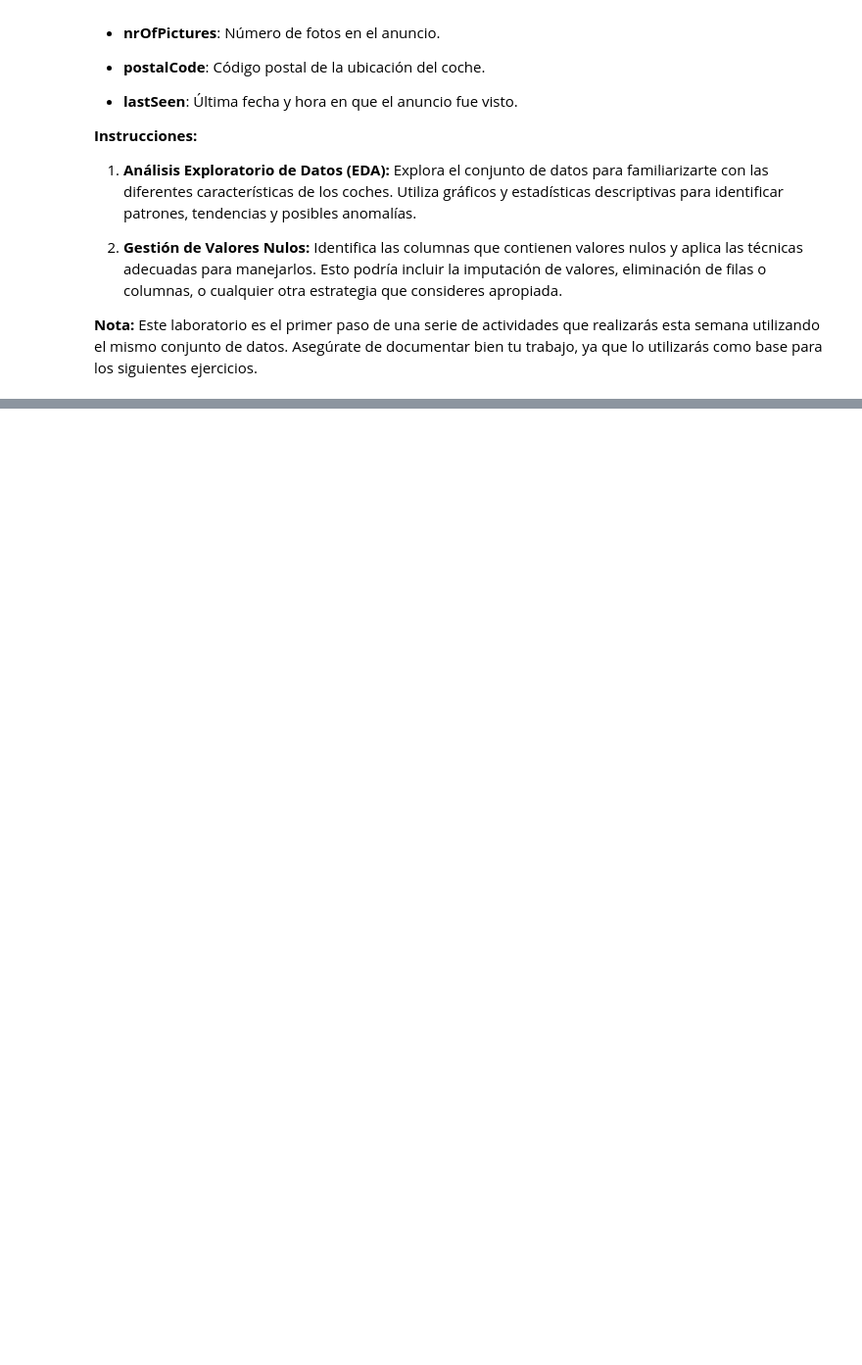
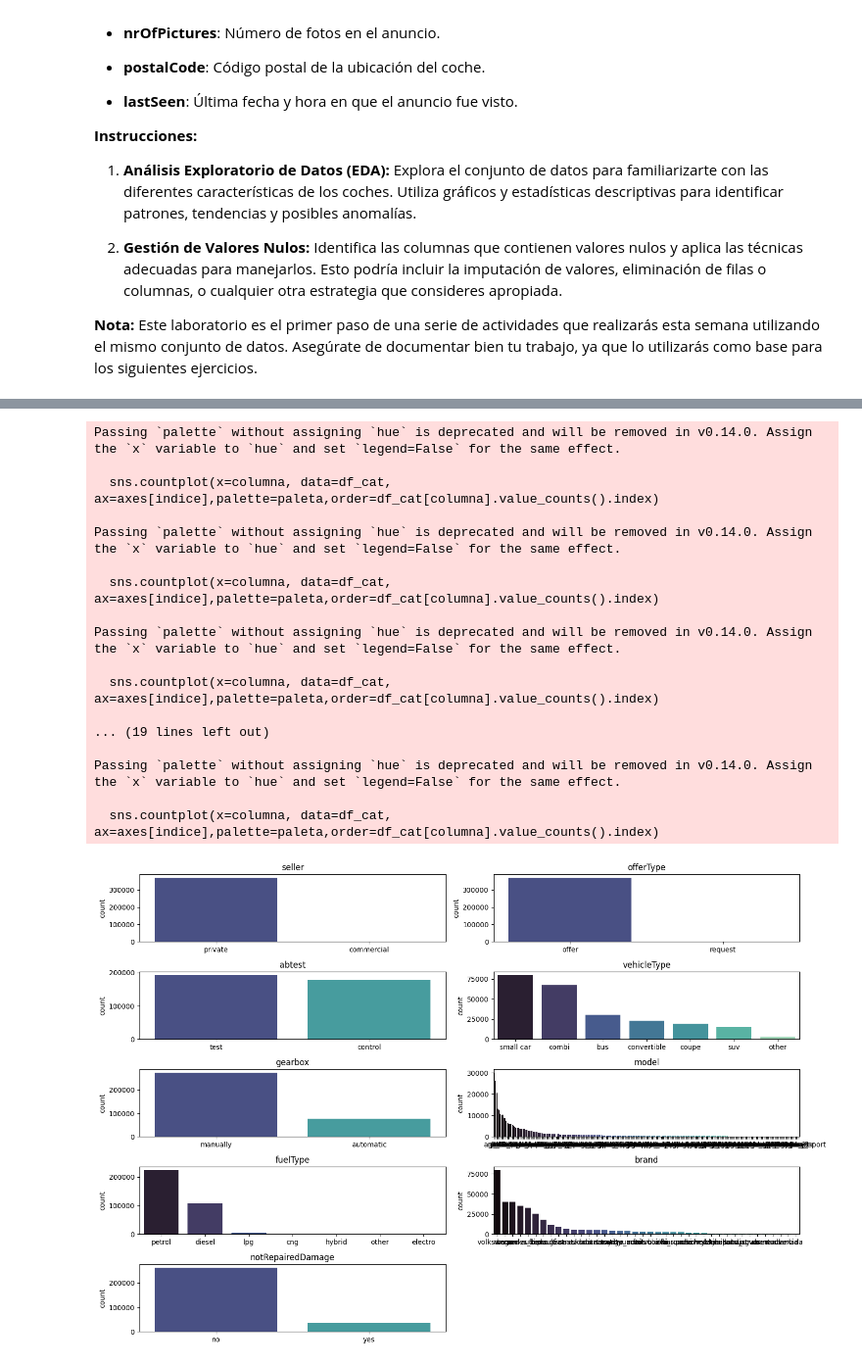
Before and after one commit to SrAlcast/7.1.EDA_y_Gestion_de_Nulos, a Jupyter notebook: laboratorio-modulo7-leccion01-eda-nulos.ipynb, the cells around one changed output, grey strips where cells are left out. Shown at 98% size. Saved outputs shown, nothing was run; the diff lists cells and outputs as text; code cells hidden in the pictures; blank space fills up the shorter version.

```diff
--- a/laboratorio-modulo7-leccion01-eda-nulos.ipynb
+++ b/laboratorio-modulo7-leccion01-eda-nulos.ipynb
@@ -243,4 +243,5 @@ La columna ABTEST tiene las siguientes valore únicos:
 limite_inferior = 1885
 limite_superior = 2024
 valores_fuera_rango = df[(df['yearOfRegistration'] < limite_inferior) | (df['yearOfRegistration'] > limite_superior)]
-valores_fuera_rango.shape
+df.loc[df['yearOfRegistration'] < limite_inferior, 'yearOfRegistration'] = np.nan
+df.loc[df['yearOfRegistration'] > limite_superior, 'yearOfRegistration'] = np.nan
@@ -248,0 +248,8 @@ valores_fuera_rango.shape
+# %%
+# Ver valores atipicos de "powerCV"
+limite_inferior = 20
+limite_superior = 500
+valores_fuera_rango = df[(df['powerCV'] < limite_inferior) | (df['powerCV'] > limite_superior)]
+df.loc[df['powerCV'] < limite_inferior, 'powerCV'] = np.nan
+df.loc[df['powerCV'] > limite_superior, 'powerCV'] = np.nan
+valores_fuera_rango.shape
@@ -248,0 +258,7 @@ valores_fuera_rango.shape
+# %%
+# Ver valores atipicos de "monthOfRegistration"
+df['monthOfRegistration'] = df['monthOfRegistration'].replace(0, np.nan)
+# %%
+# Elimino 5 columnas que considero que no aportan valor diferencial en a los datos
+df2=df.drop(columns=["postalCode","lastSeen","dateCreated","dateCrawled","name","nrOfPictures","monthOfRegistration"])
+df2.sample(5)
@@ -248,0 +272,21 @@ valores_fuera_rango.shape
+# %%
+sp.plot_categoricas(df2)
+# %% [output]
+Passing `palette` without assigning `hue` is deprecated and will be removed in v0.14.0. Assign the `x` variable to `hue` and set `legend=False` for the same effect.
+
+  sns.countplot(x=columna, data=df_cat, ax=axes[indice],palette=paleta,order=df_cat[columna].value_counts().index)
+
+Passing `palette` without assigning `hue` is deprecated and will be removed in v0.14.0. Assign the `x` variable to `hue` and set `legend=False` for the same effect.
+
+  sns.countplot(x=columna, data=df_cat, ax=axes[indice],palette=paleta,order=df_cat[columna].value_counts().index)
+
+Passing `palette` without assigning `hue` is deprecated and will be removed in v0.14.0. Assign the `x` variable to `hue` and set `legend=False` for the same effect.
+
+  sns.countplot(x=columna, data=df_cat, ax=axes[indice],palette=paleta,order=df_cat[columna].value_counts().index)
+
+... (19 lines left out)
+
+Passing `palette` without assigning `hue` is deprecated and will be removed in v0.14.0. Assign the `x` variable to `hue` and set `legend=False` for the same effect.
+
+  sns.countplot(x=columna, data=df_cat, ax=axes[indice],palette=paleta,order=df_cat[columna].value_counts().index)
+[figure, added]
```
Also changed, not shown: parts of 21 cells of this notebook.
